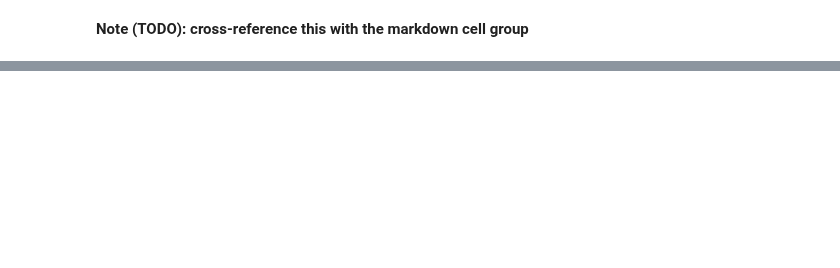
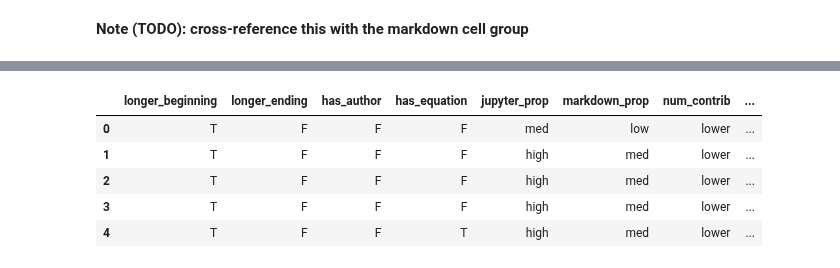
Before and after one commit to Isabel-Gan/quantifying-notebook-features, a Jupyter notebook: output/complete-runs/analysis/cat-factor-analysis.ipynb, the cells around one changed output, grey strips where cells are left out. Saved outputs shown, nothing was run; the diff lists cells and outputs as text; code cells hidden in the pictures; blank space fills up the shorter version.

```diff
--- a/output/complete-runs/analysis/cat-factor-analysis.ipynb
+++ b/output/complete-runs/analysis/cat-factor-analysis.ipynb
@@ -730,0 +737,6 @@ no_md_association_rules
+# %%
+# create a copy of the dataframe we will one-hot encode
+md_one_hot = md_original.copy()
+# %%
+# drop the first two columns
+md_one_hot = md_one_hot.drop(['Unnamed: 0', 'nb_id'], axis = 1)
@@ -730,0 +753,17 @@ no_md_association_rules
+# %%
+# change True/False to T/F for simplicity
+md_one_hot = md_one_hot.replace(True, 'T')
+md_one_hot = md_one_hot.replace(False, 'F')
+# %%
+# change medium to med for simplicity
+md_one_hot = md_one_hot.replace('medium', 'med')
+# %%
+# check the data again
+md_one_hot.head()
+# %% [output]
+|  | longer_beginning | longer_ending | has_author | has_equation | jupyter_prop | markdown_prop | num_contrib | ... |
+| 0 | T | F | F | F | med | low | lower | ... |
+| 1 | T | F | F | F | high | med | lower | ... |
+| 2 | T | F | F | F | high | med | lower | ... |
+| 3 | T | F | F | F | high | med | lower | ... |
+| 4 | T | F | F | T | high | med | lower | ... |
```
Also changed, not shown: parts of 26 cells of this notebook.
